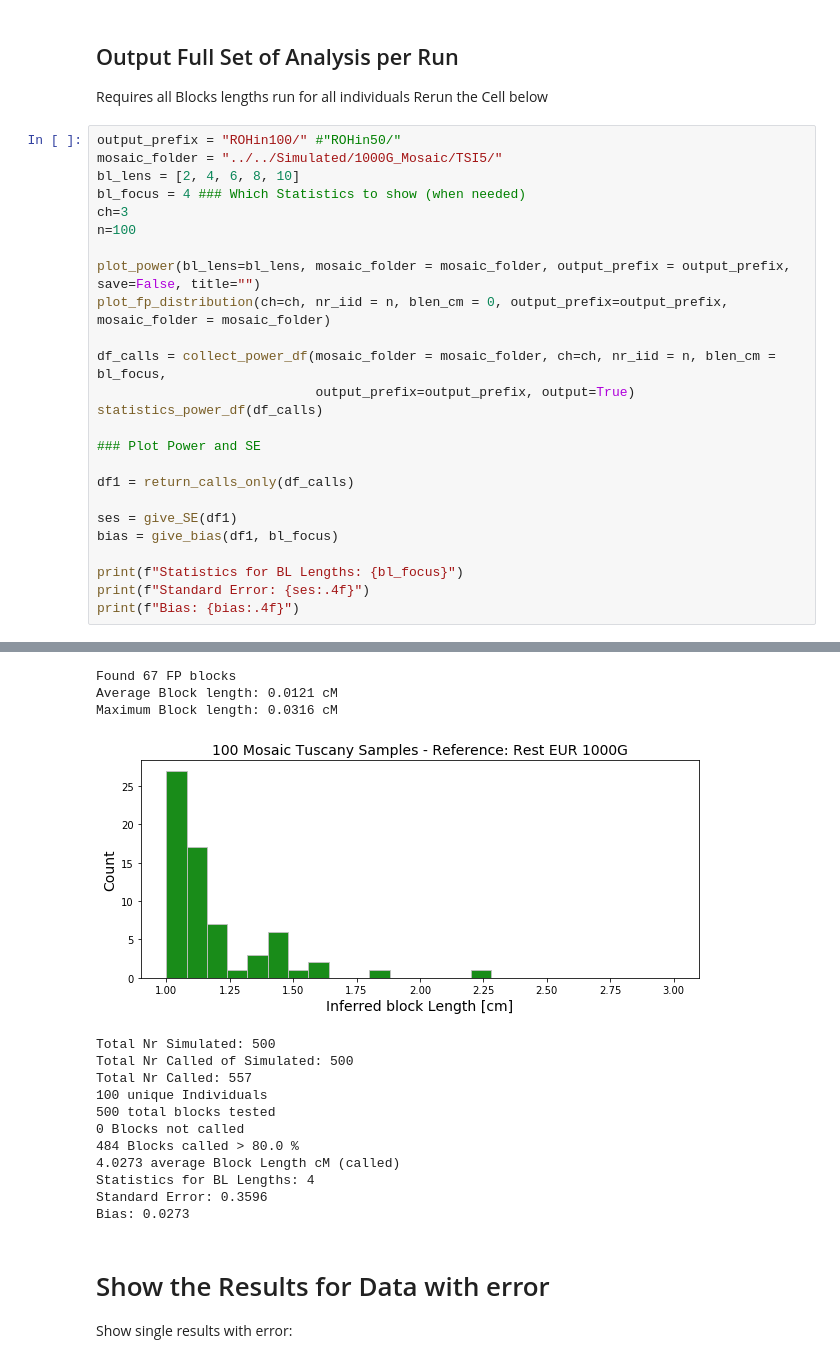
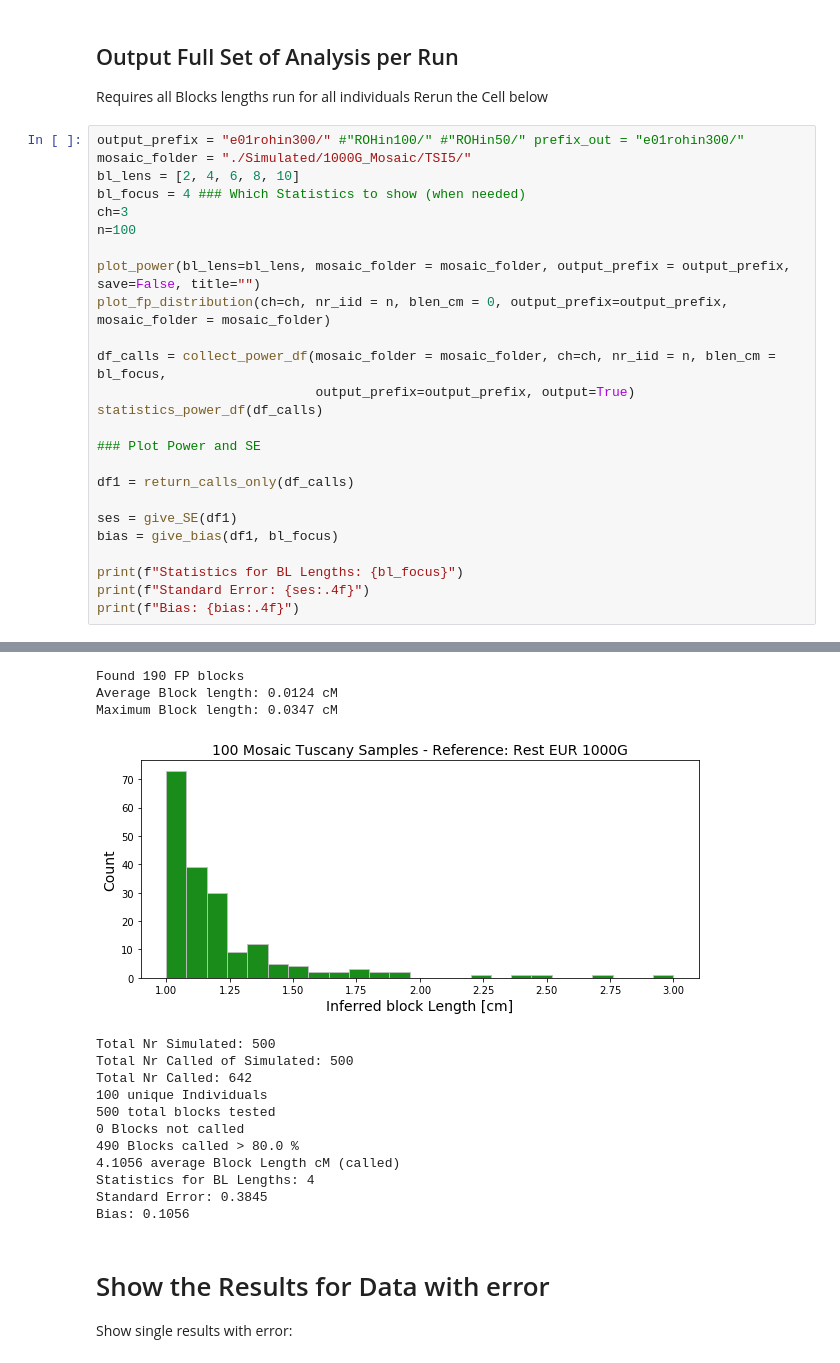
Before and after one commit to hringbauer/hapROH, a Jupyter notebook: Notebooks/Mosaic1000G_Analysis/1000G_Mosaic_analysis.ipynb, the cells around one changed output, grey strips where cells are left out. Cells and saved outputs as stored; diff of their text form.

```diff
--- a/Notebooks/Mosaic1000G_Analysis/1000G_Mosaic_analysis.ipynb
+++ b/Notebooks/Mosaic1000G_Analysis/1000G_Mosaic_analysis.ipynb
@@ -401,8 +401,8 @@ Maximum Block length: 0.0352 cM
 Requires all Blocks lengths run for all individuals
 Rerun the Cell below
 # %%
-output_prefix = "ROHin100/" #"ROHin50/"
-mosaic_folder = "../../Simulated/1000G_Mosaic/TSI5/"
+output_prefix = "e01rohin300/" #"ROHin100/" #"ROHin50/" prefix_out = "e01rohin300/"
+mosaic_folder = "./Simulated/1000G_Mosaic/TSI5/"
 bl_lens = [2, 4, 6, 8, 10]
 bl_focus = 4 ### Which Statistics to show (when needed)
 ch=3
@@ -430,18 +430,18 @@ print(f"Bias: {bias:.4f}")
-Found 67 FP blocks
-Average Block length: 0.0121 cM
-Maximum Block length: 0.0316 cM
+Found 190 FP blocks
+Average Block length: 0.0124 cM
+Maximum Block length: 0.0347 cM
-[figure, old version]
+[figure, new version]
 Total Nr Simulated: 500
 Total Nr Called of Simulated: 500
-Total Nr Called: 557
+Total Nr Called: 642
 100 unique Individuals
 500 total blocks tested
 0 Blocks not called
-484 Blocks called > 80.0 %
-4.0273 average Block Length cM (called)
+490 Blocks called > 80.0 %
+4.1056 average Block Length cM (called)
 Statistics for BL Lengths: 4
-Standard Error: 0.3596
-Bias: 0.0273
+Standard Error: 0.3845
+Bias: 0.1056
 # %% [markdown]
 # Show the Results for Data with error
 Show single results with error:
```
Also changed, not shown: parts of 1 cell of this notebook, 3 other files.
